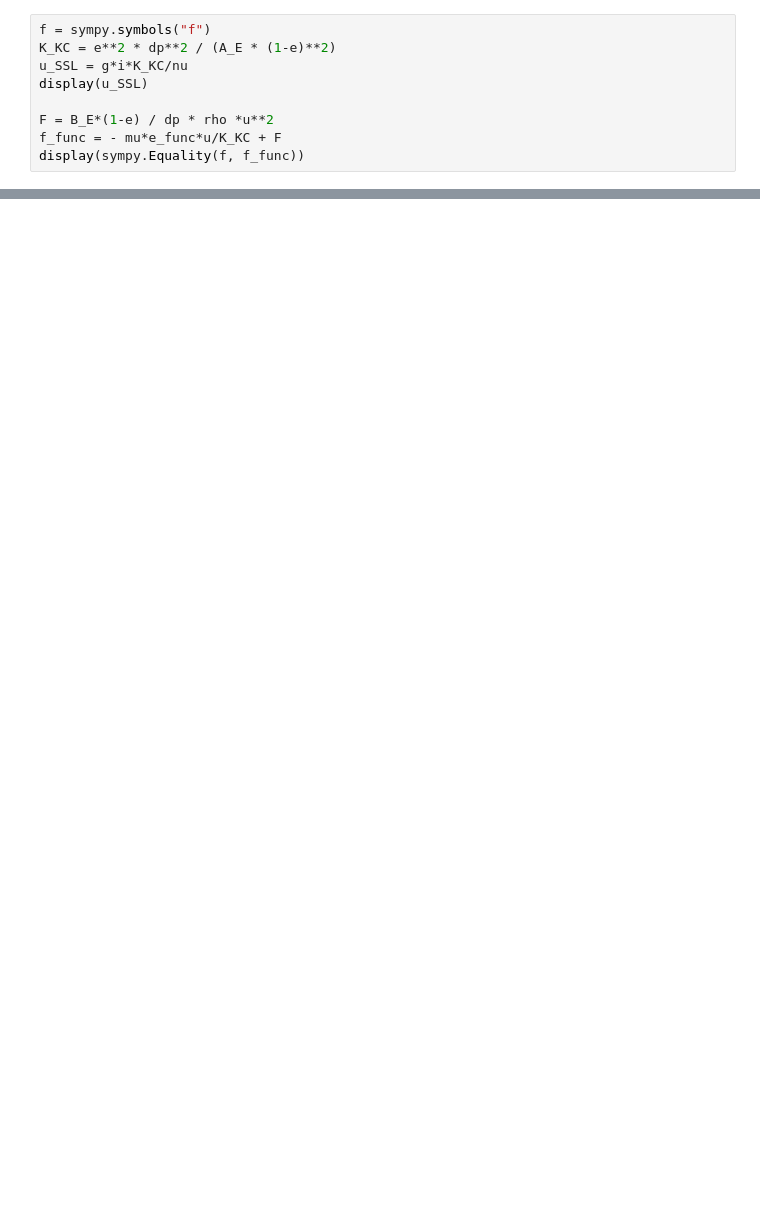
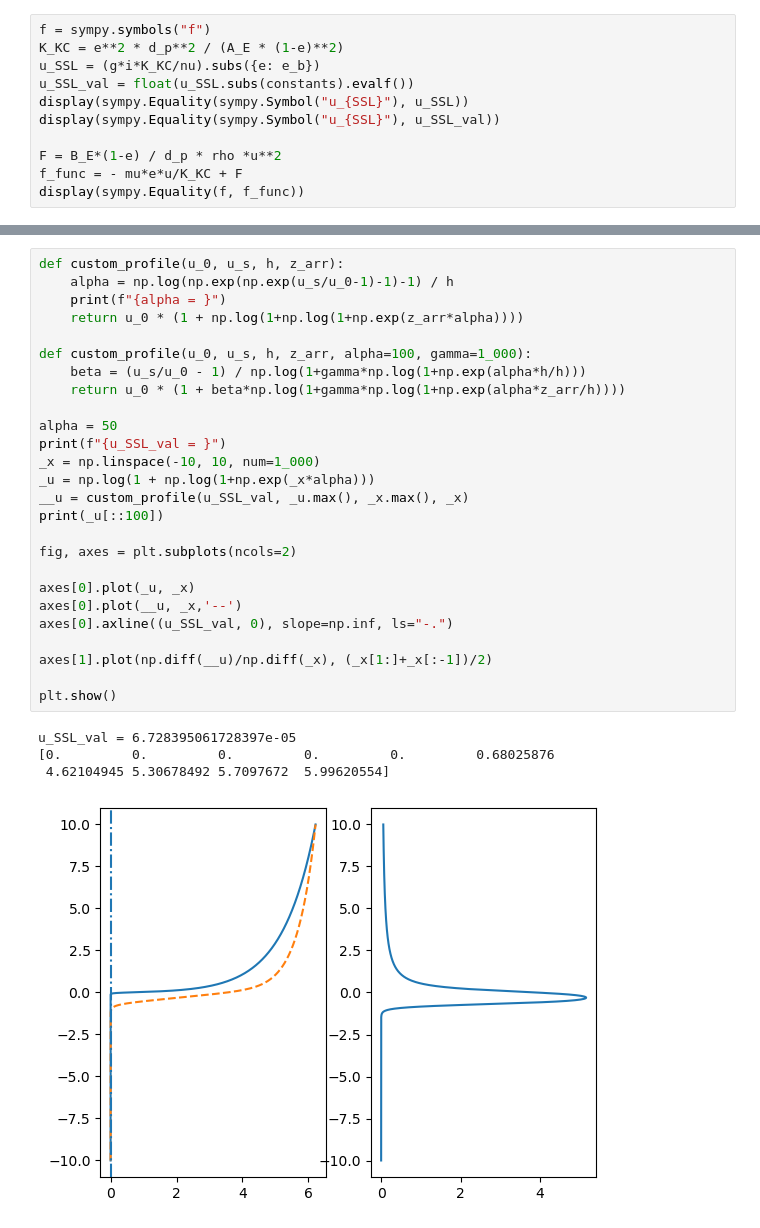
Before and after one commit to giboul/fenics, a Jupyter notebook: rousseau_direct.ipynb, the cells around one changed output, grey strips where cells are left out. Drawn from its saved outputs; the diff is of its cells as text; blank space fills up the shorter version.

```diff
--- a/rousseau_direct.ipynb
+++ b/rousseau_direct.ipynb
@@ -69,10 +35,12 @@ plt.show()
 # %%
 f = sympy.symbols("f")
-K_KC = e**2 * dp**2 / (A_E * (1-e)**2)
-u_SSL = g*i*K_KC/nu
-display(u_SSL)
+K_KC = e**2 * d_p**2 / (A_E * (1-e)**2)
+u_SSL = (g*i*K_KC/nu).subs({e: e_b})
+u_SSL_val = float(u_SSL.subs(constants).evalf())
+display(sympy.Equality(sympy.Symbol("u_{SSL}"), u_SSL))
+display(sympy.Equality(sympy.Symbol("u_{SSL}"), u_SSL_val))
 
-F = B_E*(1-e) / dp * rho *u**2
-f_func = - mu*e_func*u/K_KC + F
+F = B_E*(1-e) / d_p * rho *u**2
+f_func = - mu*e*u/K_KC + F
 display(sympy.Equality(f, f_func))
 # %% [output]
@@ -162,0 +265,31 @@ def step_forward(z_array, u_array):
+# %%
+def custom_profile(u_0, u_s, h, z_arr):
+    alpha = np.log(np.exp(np.exp(u_s/u_0-1)-1)-1) / h
+    print(f"{alpha = }")
+    return u_0 * (1 + np.log(1+np.log(1+np.exp(z_arr*alpha))))
+
+def custom_profile(u_0, u_s, h, z_arr, alpha=100, gamma=1_000):
+    beta = (u_s/u_0 - 1) / np.log(1+gamma*np.log(1+np.exp(alpha*h/h)))
+    return u_0 * (1 + beta*np.log(1+gamma*np.log(1+np.exp(alpha*z_arr/h))))
+
+alpha = 50
+print(f"{u_SSL_val = }")
+_x = np.linspace(-10, 10, num=1_000)
+_u = np.log(1 + np.log(1+np.exp(_x*alpha)))
+__u = custom_profile(u_SSL_val, _u.max(), _x.max(), _x)
+print(_u[::100])
+
+fig, axes = plt.subplots(ncols=2)
+
+axes[0].plot(_u, _x)
+axes[0].plot(__u, _x,'--')
+axes[0].axline((u_SSL_val, 0), slope=np.inf, ls="-.")
+
+axes[1].plot(np.diff(__u)/np.diff(_x), (_x[1:]+_x[:-1])/2)
+
+plt.show()
+# %% [output]
+u_SSL_val = 6.728395061728397e-05
+[0.         0.         0.         0.         0.         0.68025876
+ 4.62104945 5.30678492 5.7097672  5.99620554]
+[figure, added]
```
Also changed, not shown: parts of 24 cells of this notebook, 11 other files.
